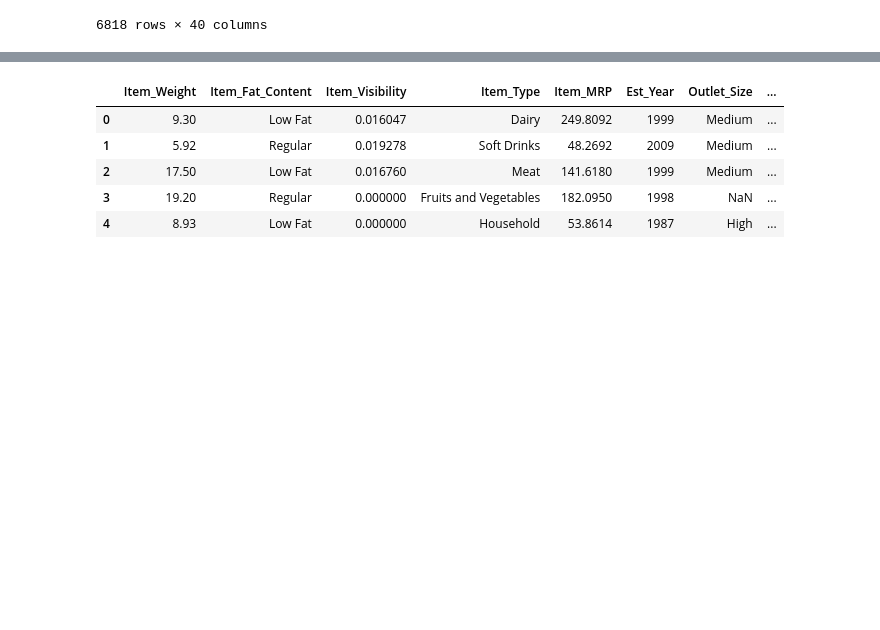
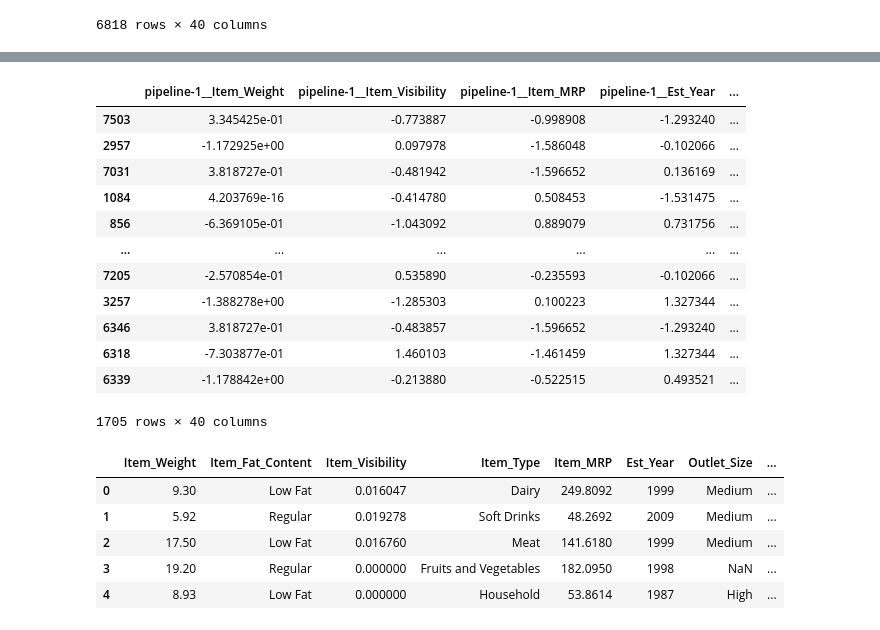
Before and after one commit to farahwadya/Predection-of-sales--machine-learning, a Jupyter notebook: Predection_of_sales_machine_learning.ipynb, the cells around one changed output, grey strips where cells are left out. Drawn from its saved outputs; the diff is of its cells as text; code cells hidden in the pictures; blank space fills up the shorter version.

```diff
--- a/Predection_of_sales_machine_learning.ipynb
+++ b/Predection_of_sales_machine_learning.ipynb
@@ -380,15 +384,15 @@ Pipeline(steps=[('simpleimputer', SimpleImputer()),
 # %%
 from sklearn.compose import make_column_transformer
 
-preprocessor = make_column_transformer(
+col_transformer = make_column_transformer(
     (num_pipe, num_cols),
     (cat_pipe, cat_cols),
     (ord_pipe, ord_cols)
 )
 
-preprocessor
+col_transformer
 
-preprocessor
+col_transformer
 # %% [output]
 ColumnTransformer(transformers=[('pipeline-1',
                                  Pipeline(steps=[('simpleimputer',
@@ -408,7 +412,7 @@ ColumnTransformer(transformers=[('pipeline-1',
                                                   StandardScaler())]),
                                  ['Outlet_Size'])])
 # %%
-preprocessor.fit_transform(X_train)
+col_transformer.fit_transform(X_train)
 # %% [output]
 |  | pipeline-1__Item_Weight | pipeline-1__Item_Visibility | pipeline-1__Item_MRP | pipeline-1__Est_Year | ... |
 | 549 | -0.801383 | -0.600703 | 0.470709 | 0.136169 | ... |
@@ -426,3 +447,22 @@ preprocessor.fit_transform(X_train)
+# %%
+
+#Transform the training and test data and save them as new variables, named appropriately (e.g., X_train_tf/X_train_processed, X_test_tf/X_test_processed.
+X_test_processed=col_transformer.transform(X_test)
+X_test_processed
+# %% [output]
+|  | pipeline-1__Item_Weight | pipeline-1__Item_Visibility | pipeline-1__Item_MRP | pipeline-1__Est_Year | ... |
+| 7503 | 3.345425e-01 | -0.773887 | -0.998908 | -1.293240 | ... |
+| 2957 | -1.172925e+00 | 0.097978 | -1.586048 | -0.102066 | ... |
+| 7031 | 3.818727e-01 | -0.481942 | -1.596652 | 0.136169 | ... |
+| 1084 | 4.203769e-16 | -0.414780 | 0.508453 | -1.531475 | ... |
+| 856 | -6.369105e-01 | -1.043092 | 0.889079 | 0.731756 | ... |
+| ... | ... | ... | ... | ... | ... |
+| 7205 | -2.570854e-01 | 0.535890 | -0.235593 | -0.102066 | ... |
+| 3257 | -1.388278e+00 | -1.285303 | 0.100223 | 1.327344 | ... |
+| 6346 | 3.818727e-01 | -0.483857 | -1.596652 | -1.293240 | ... |
+| 6318 | -7.303877e-01 | 1.460103 | -1.461459 | 1.327344 | ... |
+| 6339 | -1.178842e+00 | -0.213880 | -0.522515 | 0.493521 | ... |
+1705 rows × 40 columns
 # %%
 df_sales.head()
 # %% [output]
```
Also changed, not shown: parts of 5 cells of this notebook.
